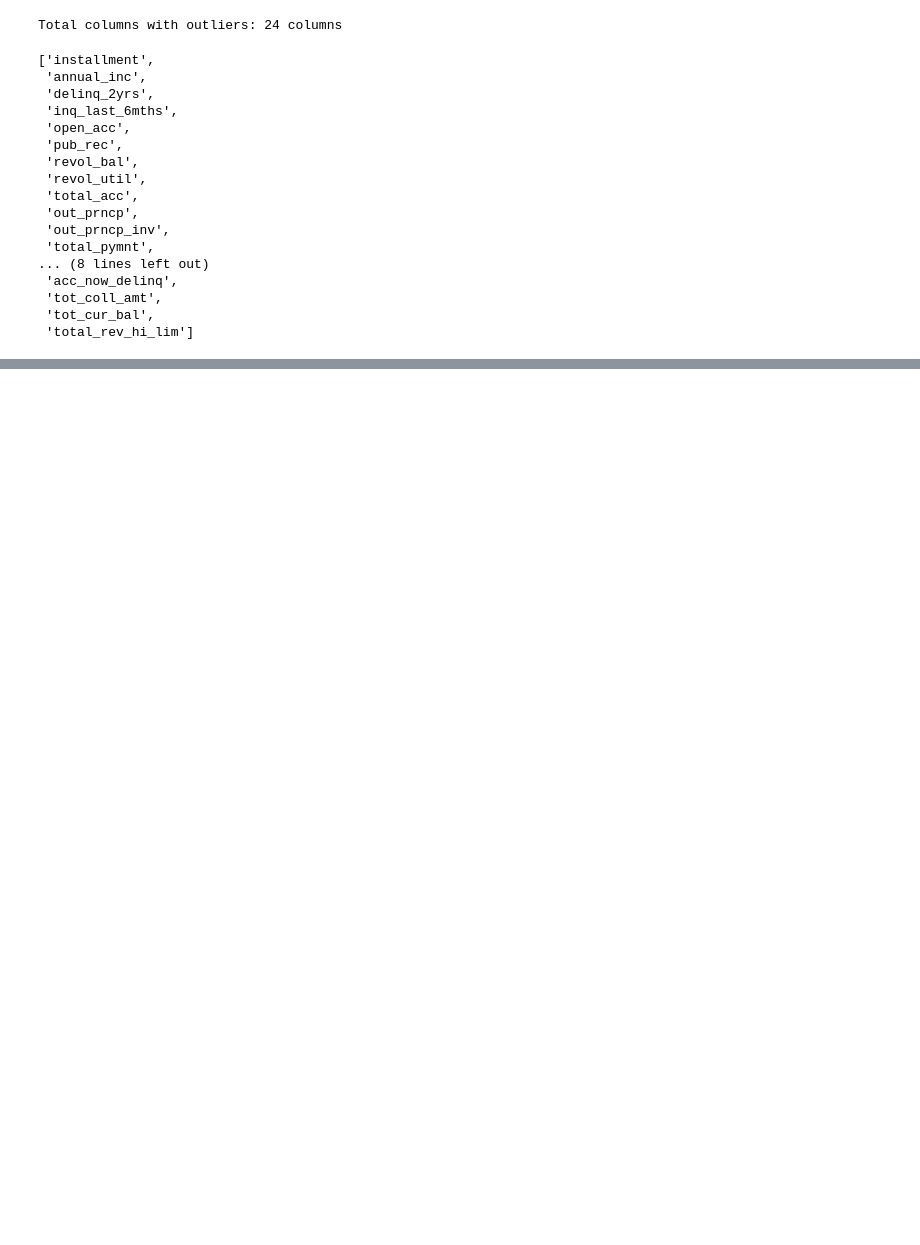
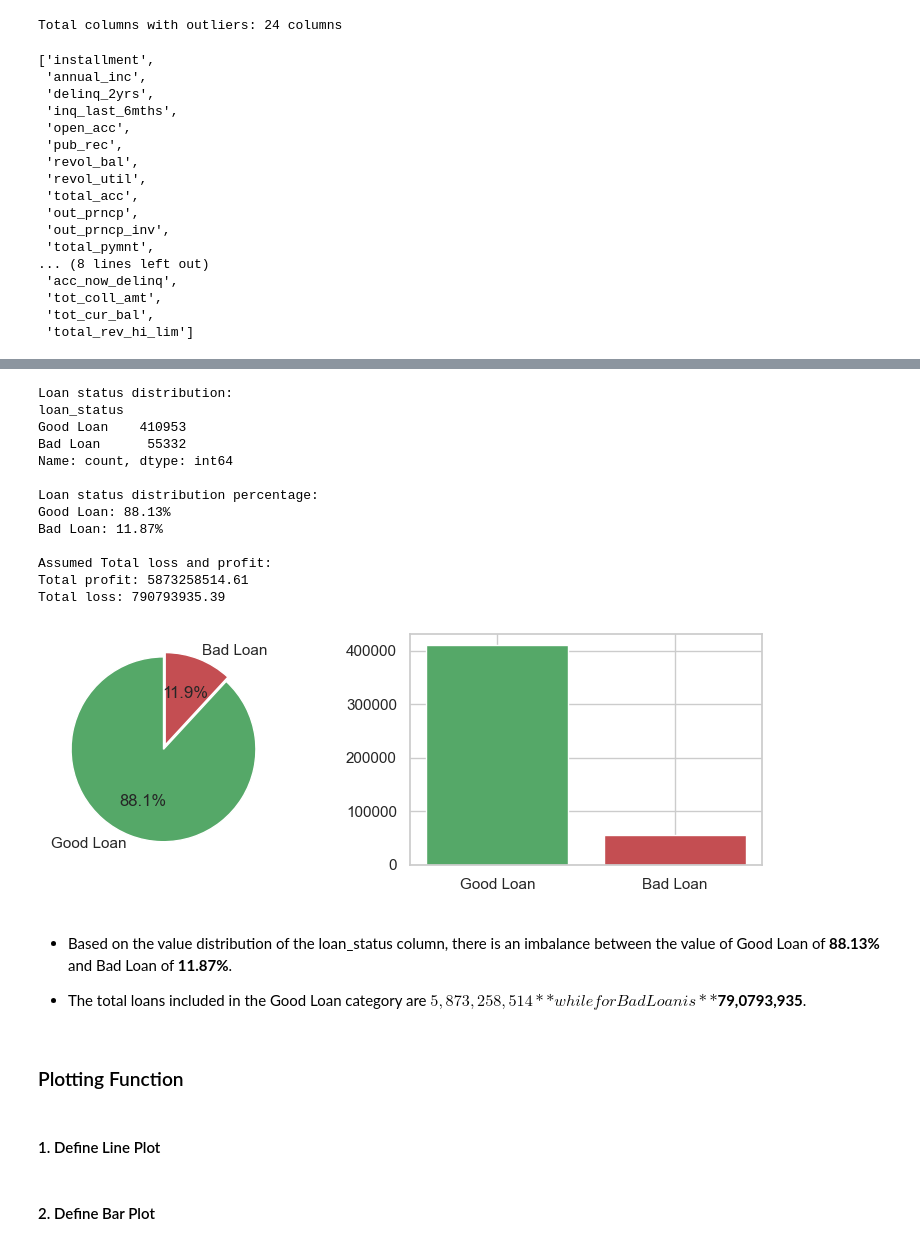
Before and after one commit to sandika104/IDX-Partners-Loan-Predictions, a Jupyter notebook: Notebook/notebook.ipynb, the cells around one changed output, grey strips where cells are left out. Cells and saved outputs as stored; diff of their text form; code cells hidden in the pictures; blank space fills up the shorter version.

```diff
--- a/Notebook/notebook.ipynb
+++ b/Notebook/notebook.ipynb
@@ -336,0 +447,68 @@ Total columns with outliers: 24 columns
+# %%
+# separate between good loans and bad loans
+def good_bad_loan(status):
+    return "Good Loan" if status in ["Current", "Fully Paid", "Does not meet the credit policy. Status:Fully Paid"] else "Bad Loan"
+
+# apply the map good_bad_loan to loan_status column
+df["loan_status"] = df["loan_status"].apply(good_bad_loan)
+# %%
+# create a a value counts of good loan and bad loan
+cnt_good = df["loan_status"].value_counts()[0]
+cnt_bad = df["loan_status"].value_counts()[1]
+
+# create a good and bad loan percentage
+total_loan = cnt_good + cnt_bad
+loan_good_pct = (cnt_good / total_loan)*100
+loan_bad_pct = (cnt_bad / total_loan)*100
+
+# assume total loans to good loans as profit and otherwise
+avg_loan_amount = df["funded_amnt"].mean()
+total_profit = cnt_good*avg_loan_amount
+total_loss = cnt_bad*avg_loan_amount
+
+# print the result
+print(f"Loan status distribution:\n{df["loan_status"].value_counts()}\n")
+print(f"Loan status distribution percentage:\nGood Loan: {loan_good_pct:.2f}%\nBad Loan: {loan_bad_pct:.2f}%\n")
+print(f"Assumed Total loss and profit:\nTotal profit: {total_profit:.2f}\nTotal loss: {total_loss:.2f}")
+
+# create a value counts of loan_status and its index
+loan_val = df["loan_status"].value_counts()
+loan_val_label = loan_val.index
+
+# create a pie chart
+plt.figure(figsize=(10, 3))
+
+plt.subplot(1, 2, 1)
+plt.pie(loan_val, labels=loan_val_label,
+        autopct="%1.1f%%",
+        startangle=90, colors=["g", "r"],
+        explode=[0., 0.05])
+
+# create a bar plot
+plt.subplot(1, 2, 2)
+plt.bar(loan_val_label, loan_val, color=["g", "r"])
+
+plt.show()
+# %% [output]
+Loan status distribution:
+loan_status
+Good Loan    410953
+Bad Loan      55332
+Name: count, dtype: int64
+
+Loan status distribution percentage:
+Good Loan: 88.13%
+Bad Loan: 11.87%
+
+Assumed Total loss and profit:
+Total profit: 5873258514.61
+Total loss: 790793935.39
+[figure, added]
+# %% [markdown]
+- Based on the value distribution of the loan_status column, there is an imbalance between the value of Good Loan of **88.13%** and Bad Loan of **11.87%**.
+
+- The total loans included in the Good Loan category are **$5,873,258,514** while for Bad Loan is **$79,0793,935**.
+# %% [markdown]
+### Plotting Function
+# %% [markdown]
+#### 1. Define Line Plot
@@ -336,0 +524,2 @@ Total columns with outliers: 24 columns
+# %% [markdown]
+#### 2. Define Bar Plot
```
Also changed, not shown: parts of 63 cells of this notebook.
